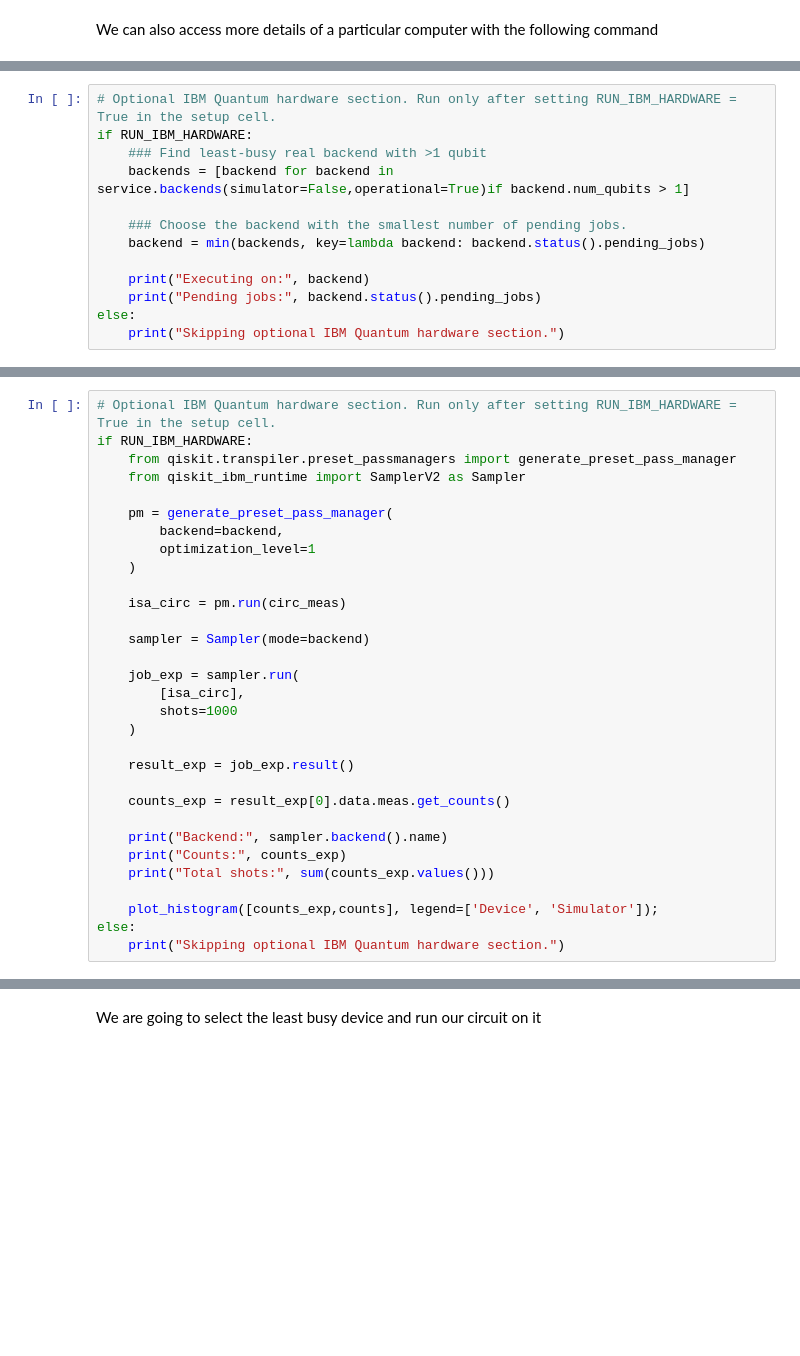
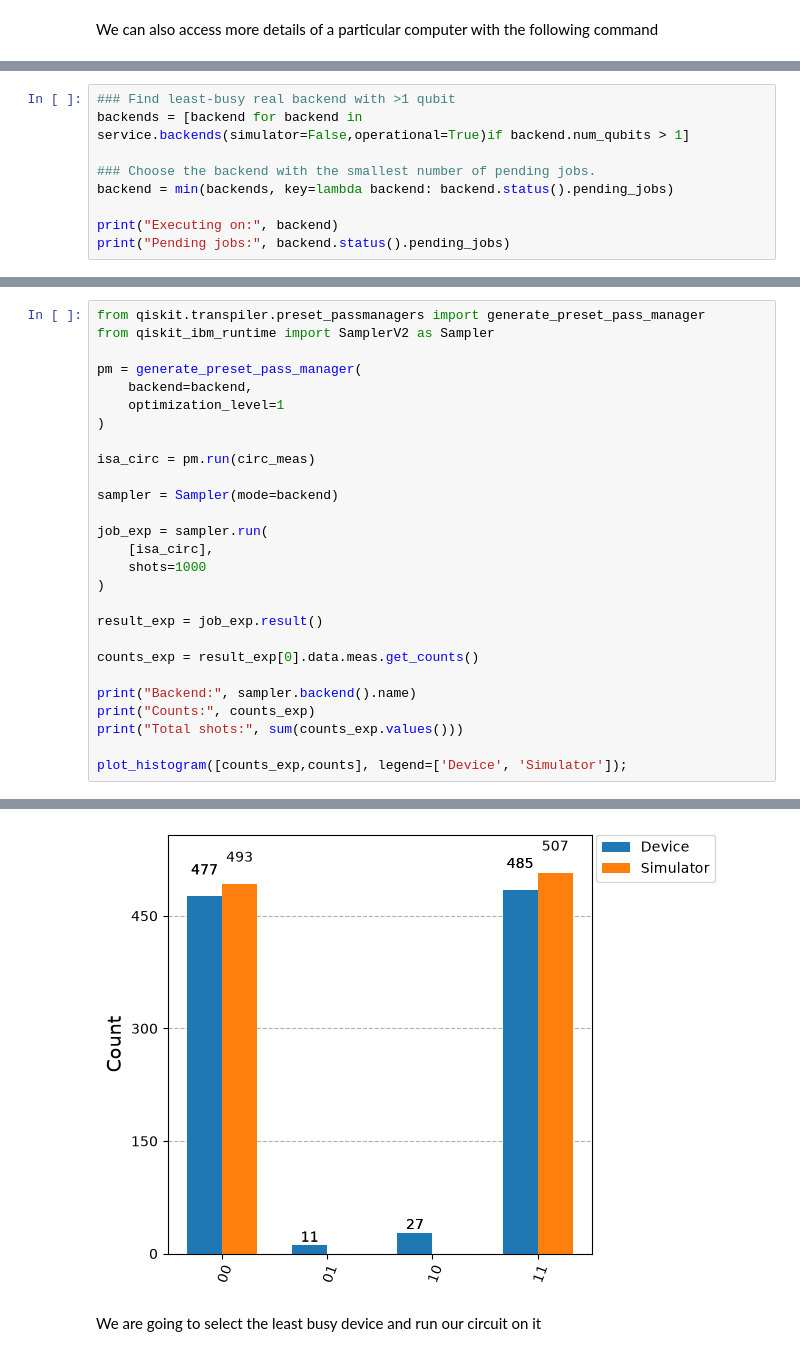
Before and after one commit to mehdibeigiii/introduction-to-quantum-computing, a Jupyter notebook: notebooks/01-foundations-and-information/entanglement.ipynb, the cells around one changed output, grey strips where cells are left out. Drawn from its saved outputs; the diff is of its cells as text; blank space fills up the shorter version.

Commit message:
Restore canonical notebooks and align results

```diff
--- a/notebooks/01-foundations-and-information/entanglement.ipynb
+++ b/notebooks/01-foundations-and-information/entanglement.ipynb
@@ -120,13 +111,9 @@ else:
 # %%
-# Optional IBM Quantum hardware section. Run only after setting RUN_IBM_HARDWARE = True in the setup cell.
-if RUN_IBM_HARDWARE:
-    ### Find least-busy real backend with >1 qubit
-    backends = [backend for backend in service.backends(simulator=False,operational=True)if backend.num_qubits > 1]
+### Find least-busy real backend with >1 qubit
+backends = [backend for backend in service.backends(simulator=False,operational=True)if backend.num_qubits > 1]
 
-    ### Choose the backend with the smallest number of pending jobs.
-    backend = min(backends, key=lambda backend: backend.status().pending_jobs)
+### Choose the backend with the smallest number of pending jobs.
+backend = min(backends, key=lambda backend: backend.status().pending_jobs)
 
-    print("Executing on:", backend)
-    print("Pending jobs:", backend.status().pending_jobs)
-else:
-    print("Skipping optional IBM Quantum hardware section.")
+print("Executing on:", backend)
+print("Pending jobs:", backend.status().pending_jobs)
@@ -133,31 +124,28 @@ else:
 # %%
-# Optional IBM Quantum hardware section. Run only after setting RUN_IBM_HARDWARE = True in the setup cell.
-if RUN_IBM_HARDWARE:
-    from qiskit.transpiler.preset_passmanagers import generate_preset_pass_manager
-    from qiskit_ibm_runtime import SamplerV2 as Sampler
+from qiskit.transpiler.preset_passmanagers import generate_preset_pass_manager
+from qiskit_ibm_runtime import SamplerV2 as Sampler
 
-    pm = generate_preset_pass_manager(
-        backend=backend,
-        optimization_level=1
-    )
+pm = generate_preset_pass_manager(
+    backend=backend,
+    optimization_level=1
+)
 
-    isa_circ = pm.run(circ_meas)
+isa_circ = pm.run(circ_meas)
 
-    sampler = Sampler(mode=backend)
+sampler = Sampler(mode=backend)
 
-    job_exp = sampler.run(
-        [isa_circ],
-        shots=1000
-    )
+job_exp = sampler.run(
+    [isa_circ],
+    shots=1000
+)
 
-    result_exp = job_exp.result()
+result_exp = job_exp.result()
 
-    counts_exp = result_exp[0].data.meas.get_counts()
+counts_exp = result_exp[0].data.meas.get_counts()
 
-    print("Backend:", sampler.backend().name)
-    print("Counts:", counts_exp)
-    print("Total shots:", sum(counts_exp.values()))
+print("Backend:", sampler.backend().name)
+print("Counts:", counts_exp)
+print("Total shots:", sum(counts_exp.values()))
 
-    plot_histogram([counts_exp,counts], legend=['Device', 'Simulator']);
-else:
-    print("Skipping optional IBM Quantum hardware section.")
+plot_histogram([counts_exp,counts], legend=['Device', 'Simulator']);
+# %% [output]
@@ -164,3 +155,4 @@ else:
+[figure, added]
 # %% [markdown]
 We are going to select the least busy device and run our circuit on it
 # %% [markdown]
```
Also changed, not shown: parts of 6 cells of this notebook, 9 other files.
